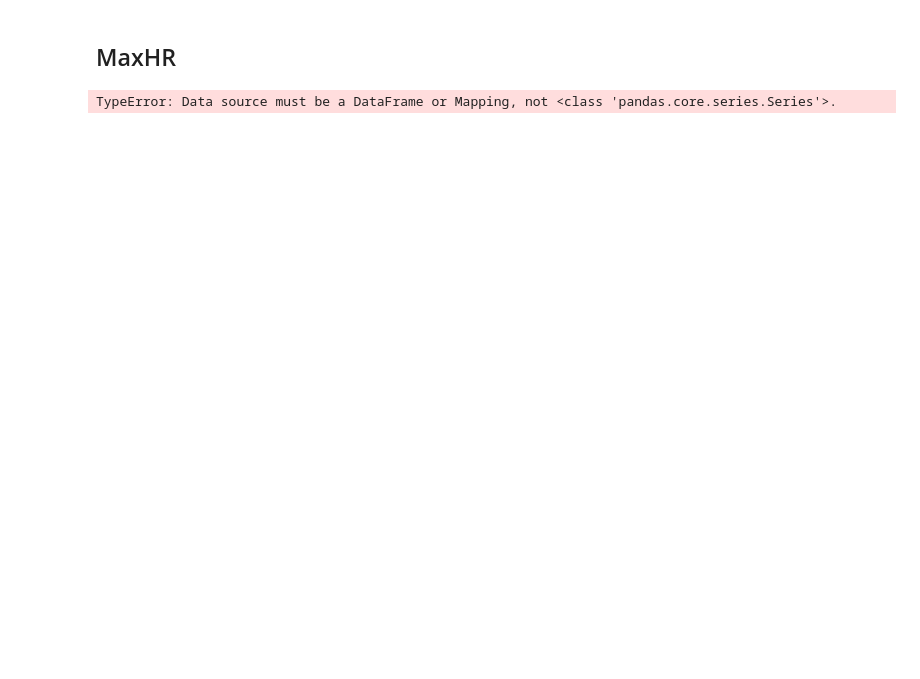
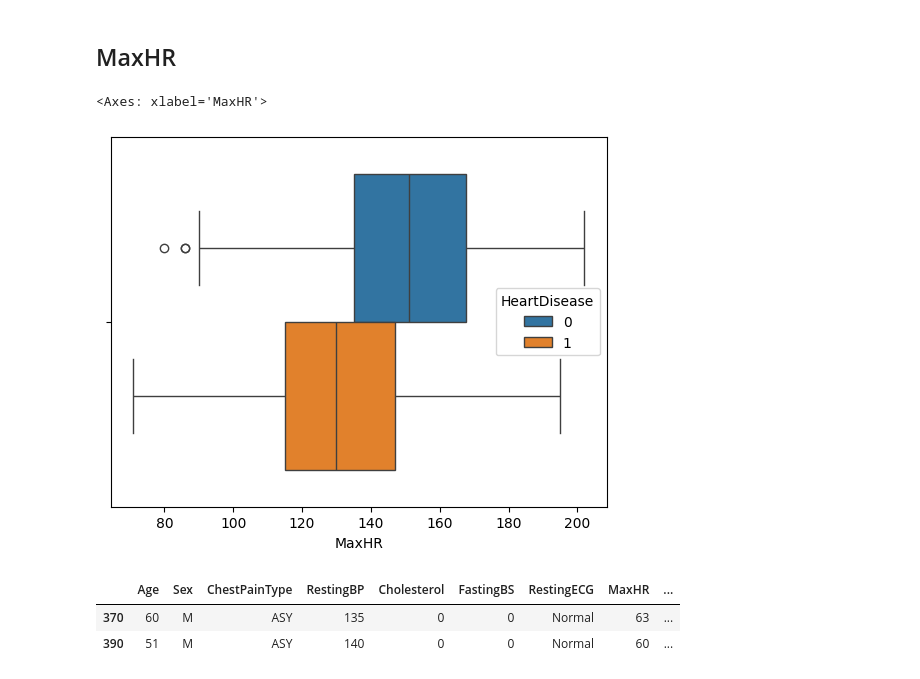
Before and after one commit to ChickenMan-1080/ML-Practice, a Jupyter notebook: ML-Heart/main.ipynb, the cells around one changed output. Drawn from its saved outputs; the diff is of its cells as text; code cells hidden in the pictures; blank space fills up the shorter version.

```diff
--- a/ML-Heart/main.ipynb
+++ b/ML-Heart/main.ipynb
@@ -253,6 +259,7 @@ sns.boxplot(df_drop_outliers[(df_drop_outliers['Cholesterol'] > Q3_Cholesterol +
 # %% [markdown]
 ## MaxHR
 # %%
-sns.boxplot(df['MaxHR'],x='MaxHR',hue='HeartDisease')
+sns.boxplot(df_drop_outliers,x='MaxHR',hue='HeartDisease')
 # %% [output]
-TypeError: Data source must be a DataFrame or Mapping, not <class 'pandas.core.series.Series'>.
+<Axes: xlabel='MaxHR'>
+[figure, added]
@@ -258,0 +270,6 @@ TypeError: Data source must be a DataFrame or Mapping, not <class 'pandas.core.s
+# %%
+df[df['MaxHR'] < Q1_MaxHR - (1.5 * IQR_MaxHR)]
+# %% [output]
+|  | Age | Sex | ChestPainType | RestingBP | Cholesterol | FastingBS | RestingECG | MaxHR | ... |
+| 370 | 60 | M | ASY | 135 | 0 | 0 | Normal | 63 | ... |
+| 390 | 51 | M | ASY | 140 | 0 | 0 | Normal | 60 | ... |
```
Also changed, not shown: parts of 8 cells of this notebook.
